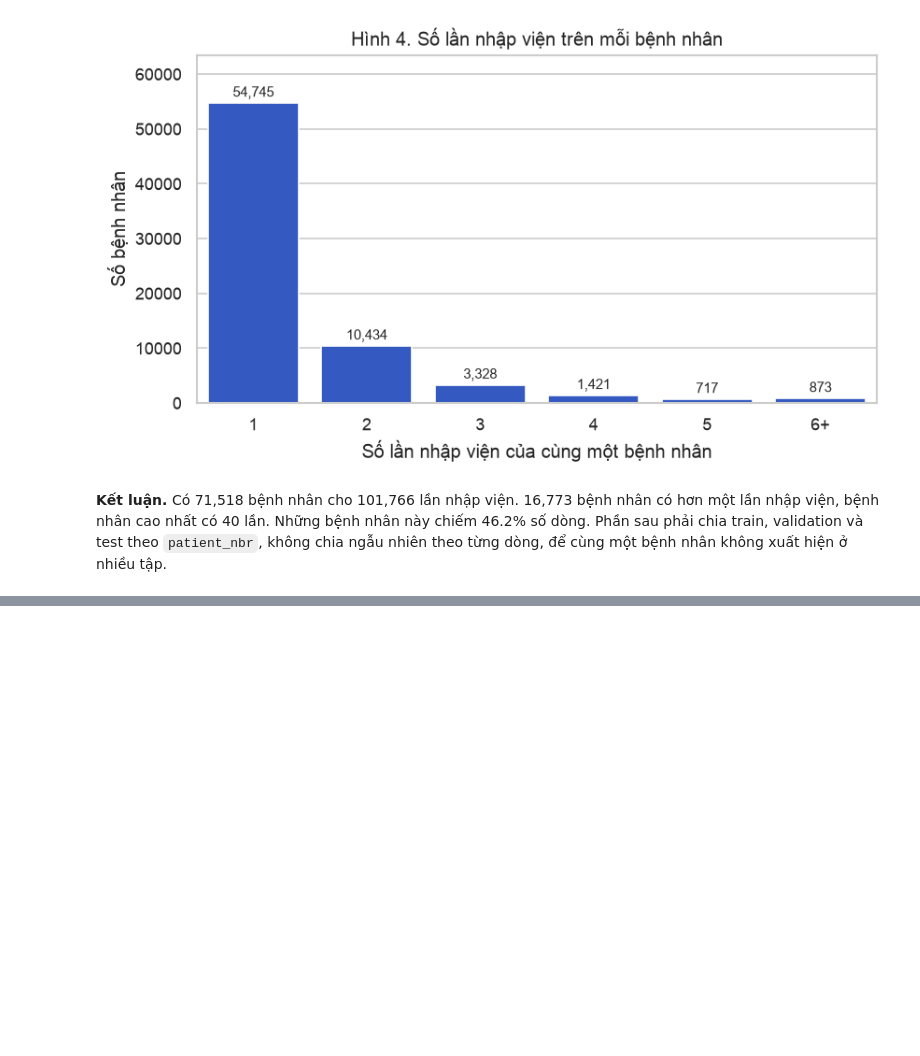
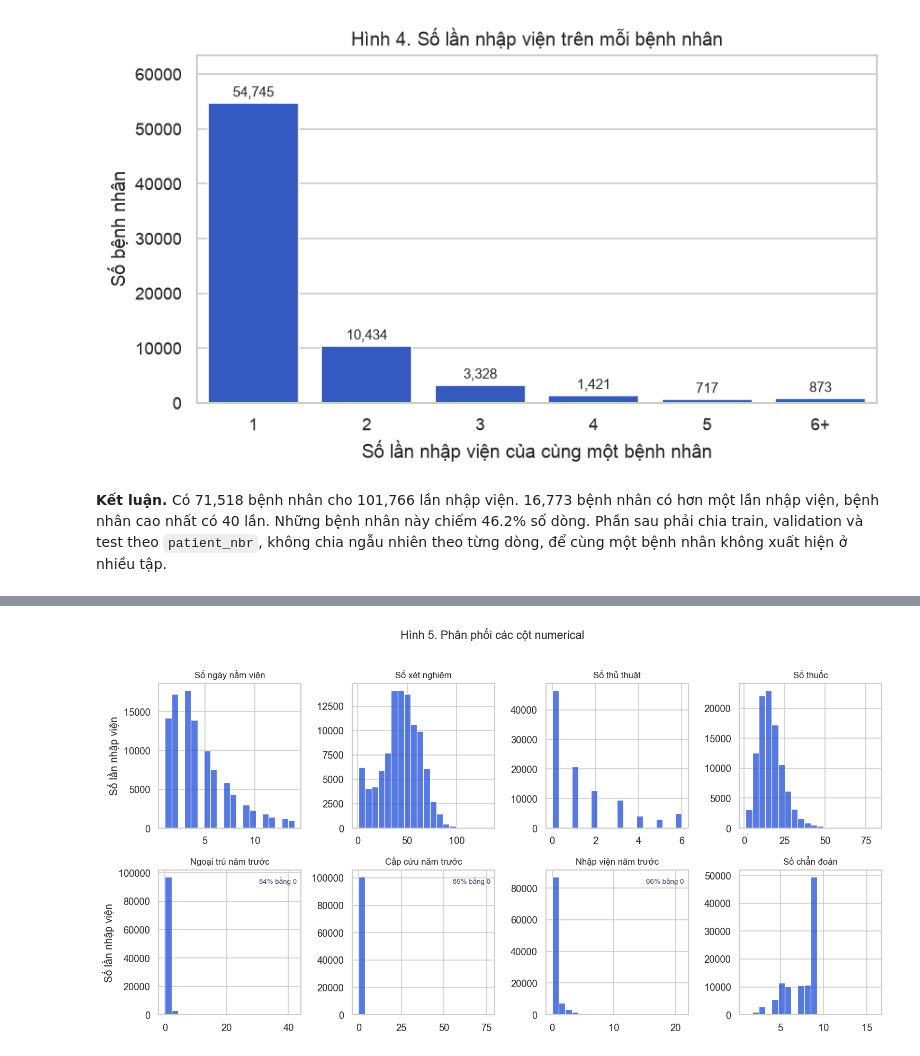
Before and after one commit to tobitran17-art/CO5177, a Jupyter notebook: notebooks/tabular_eda.ipynb, the cells around one changed output, grey strips where cells are left out. Drawn from its saved outputs; the diff is of its cells as text; code cells hidden in the pictures; blank space fills up the shorter version.

```diff
--- a/notebooks/tabular_eda.ipynb
+++ b/notebooks/tabular_eda.ipynb
@@ -383,0 +375,80 @@ Checkpoint này dừng sau tổng quan, missing và cân bằng nhãn. Các ph
+# %%
+
+from pathlib import Path
+
+FIG_DIR = Path("../landing-page/src/reports/figures")
+
+
+def save_figure(fig, filename: str) -> None:
+    if FIG_DIR.is_dir():
+        fig.savefig(FIG_DIR / filename, dpi=140, bbox_inches="tight", facecolor="white")
+
+NUMERIC_LABELS = {
+    "time_in_hospital": "Số ngày nằm viện",
+    "num_lab_procedures": "Số xét nghiệm",
+    "num_procedures": "Số thủ thuật",
+    "num_medications": "Số thuốc",
+    "number_outpatient": "Ngoại trú năm trước",
+    "number_emergency": "Cấp cứu năm trước",
+    "number_inpatient": "Nhập viện năm trước",
+    "number_diagnoses": "Số chẩn đoán",
+}
+ZERO_HEAVY = {"number_outpatient", "number_emergency", "number_inpatient"}
+
+fig, axes = plt.subplots(2, 4, figsize=(12.6, 6.4))
+for ax, col in zip(axes.ravel(), NUMERIC_COLS):
+    sns.histplot(df[col], bins=20, ax=ax, color="#1d4ed8", edgecolor="white")
+    ax.set_title(NUMERIC_LABELS[col], fontsize=10)
+    ax.set_xlabel("")
+    ax.set_ylabel("Số lần nhập viện" if ax in list(axes[:, 0]) else "")
+    if col in ZERO_HEAVY:
+        zero_share = float((df[col] == 0).mean())
+        ax.text(
+            0.97,
+            0.95,
+            f"{zero_share:.0%} bằng 0",
+            transform=ax.transAxes,
+            ha="right",
+            va="top",
+            fontsize=8,
+            color="#334155",
+        )
+fig.suptitle("Hình 5. Phân phối các cột numerical", fontsize=13, y=1.02)
+fig.tight_layout()
+save_figure(fig, "05-numeric.png")
+plt.show()
+
+numeric_summary = df[NUMERIC_COLS].agg(["median", "max", "skew"]).T
+numeric_summary["zero_share"] = [(df[col] == 0).mean() for col in NUMERIC_COLS]
+numeric_summary = numeric_summary.rename(columns={
+    "median": "Trung vị",
+    "max": "Max",
+    "skew": "Độ lệch",
+    "zero_share": "Tỷ lệ bằng 0",
+})
+shown_numeric = numeric_summary.copy()
+shown_numeric["Trung vị"] = shown_numeric["Trung vị"].map(lambda value: f"{value:.0f}")
+shown_numeric["Max"] = shown_numeric["Max"].map(lambda value: f"{value:.0f}")
+shown_numeric["Độ lệch"] = shown_numeric["Độ lệch"].map(lambda value: f"{value:.2f}")
+shown_numeric["Tỷ lệ bằng 0"] = shown_numeric["Tỷ lệ bằng 0"].map(lambda value: f"{value:.1%}")
+display(shown_numeric)
+
+emergency_zero = int((df["number_emergency"] == 0).sum())
+outpatient_zero = int((df["number_outpatient"] == 0).sum())
+inpatient_zero = int((df["number_inpatient"] == 0).sum())
+emergency_skew = float(df["number_emergency"].skew())
+lab_skew = float(df["num_lab_procedures"].skew())
+assert emergency_zero == 90383
+assert outpatient_zero == 85027
+assert inpatient_zero == 67630
+assert int(df["number_emergency"].max()) == 76
+assert int(df["number_outpatient"].max()) == 42
+display(Markdown(
+    f"**Kết luận.** `number_emergency` lệch phải rất mạnh (độ lệch {emergency_skew:.1f}), "
+    f"{emergency_zero / len(df):.1%} dòng bằng 0 và giá trị lớn nhất là 76. "
+    f"`number_outpatient` có {outpatient_zero / len(df):.1%} dòng bằng 0. "
+    f"`num_lab_procedures` gần đối xứng nhất (độ lệch {lab_skew:.2f}). "
+    "Scaling ở phần sau không thể giả định tám cột này cùng dạng phân phối."
+))
+# %% [output]
+[figure, added]
```
Also changed, not shown: parts of 15 cells of this notebook, 8 other files.
